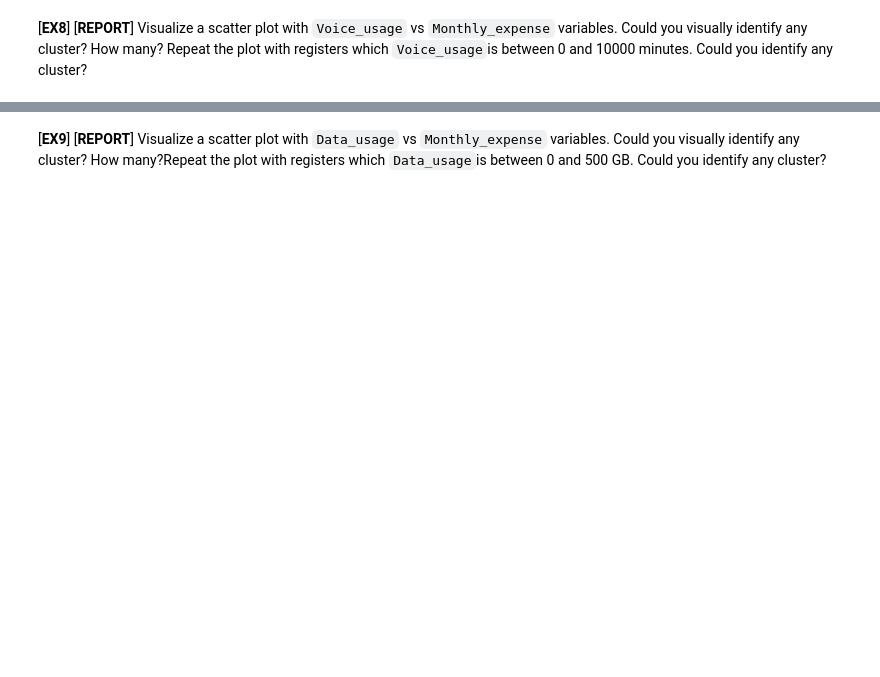
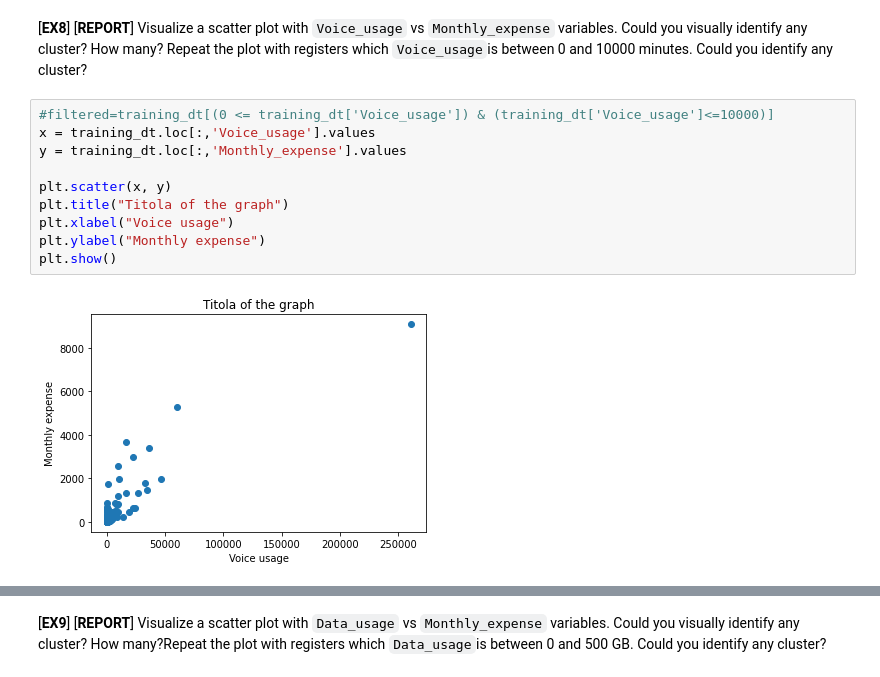
Before and after one commit to alex1162/Machine-Learning, a Jupyter notebook: PJ1_student/P01_Clustering students.ipynb, the cells around one changed output, grey strips where cells are left out. Saved outputs shown, nothing was run; the diff lists cells and outputs as text; blank space fills up the shorter version.

```diff
--- a/PJ1_student/P01_Clustering students.ipynb
+++ b/PJ1_student/P01_Clustering students.ipynb
@@ -191,5 +310,17 @@ training_dt.head()
 # %% [markdown]
 [**EX8**] [**REPORT**] Visualize a scatter plot with `Voice_usage` vs `Monthly_expense` variables. Could you visually identify any cluster? How many? Repeat the plot with registers which `Voice_usage`is between 0 and 10000 minutes. Could you identify any cluster?
+# %%
+#filtered=training_dt[(0 <= training_dt['Voice_usage']) & (training_dt['Voice_usage']<=10000)]
+x = training_dt.loc[:,'Voice_usage'].values
+y = training_dt.loc[:,'Monthly_expense'].values
+
+plt.scatter(x, y)
+plt.title("Titola of the graph")
+plt.xlabel("Voice usage")
+plt.ylabel("Monthly expense")
+plt.show()
+# %% [output]
+[figure, added]
 # %%
 filtered=training_dt[(0 <= training_dt['Voice_usage']) & (training_dt['Voice_usage']<=10000)]
 x = filtered.loc[:,'Voice_usage'].values
```
Also changed, not shown: parts of 19 cells of this notebook.
